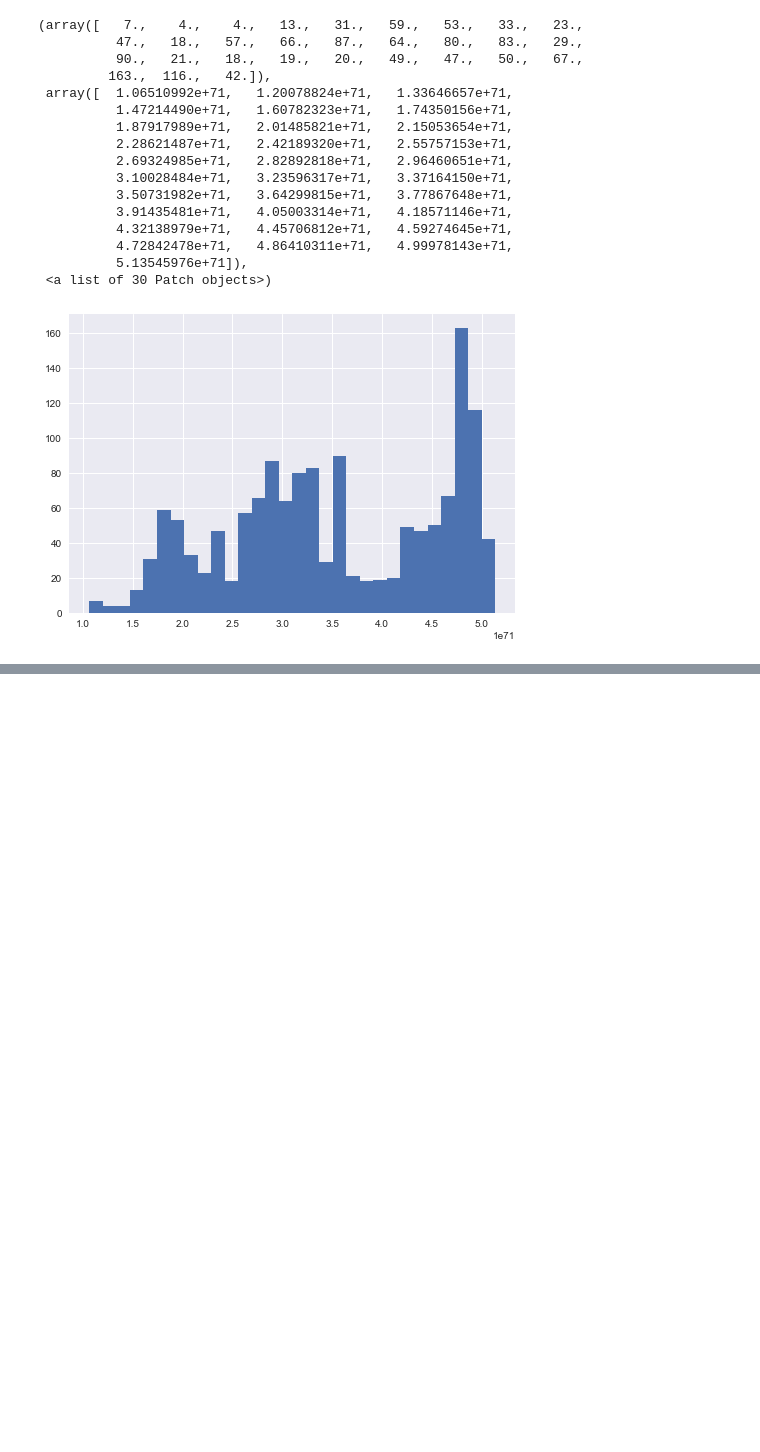
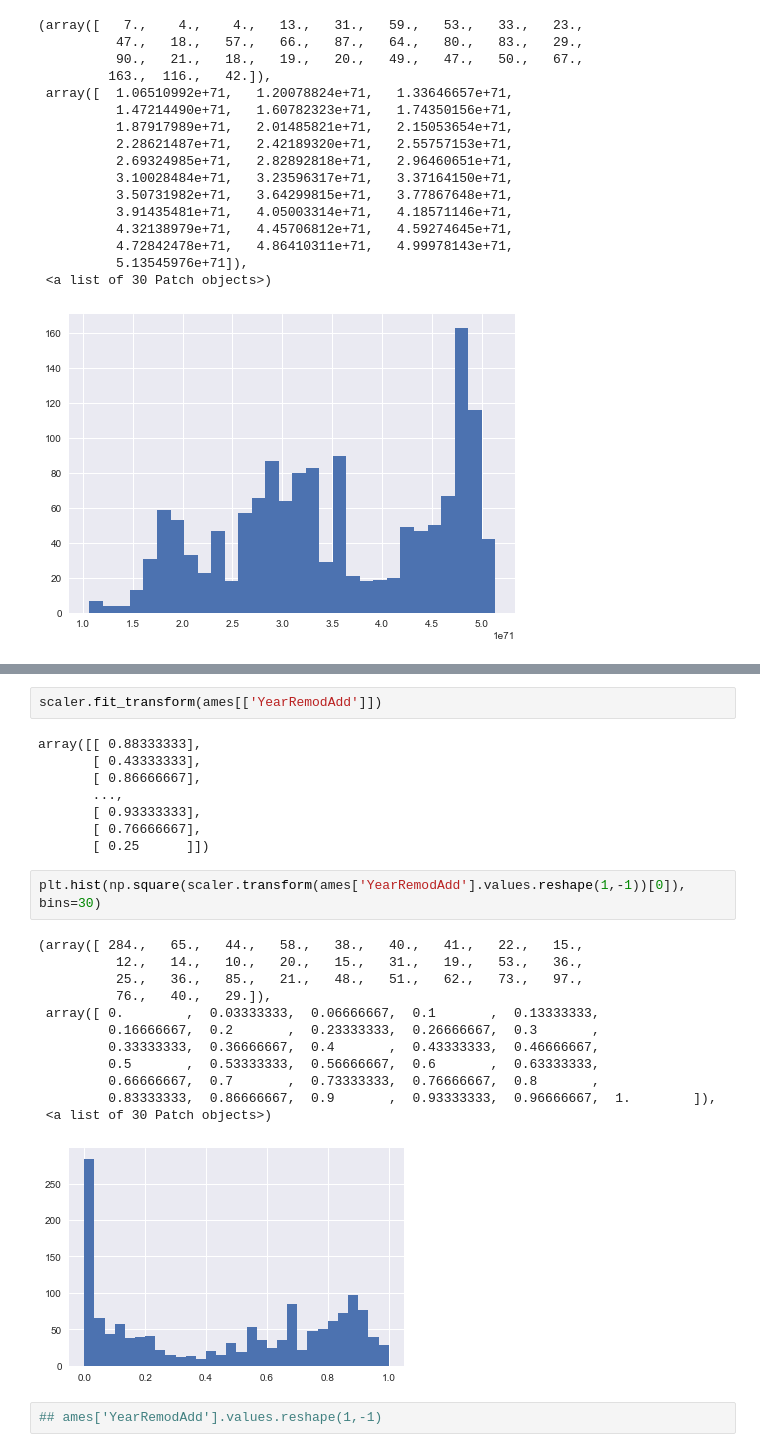
Before and after one commit to indianmoody/data-science-portfolio, a Jupyter notebook: ames_housing_prices/transformation.ipynb, the cells around one changed output, grey strips where cells are left out. Saved outputs shown, nothing was run; the diff lists cells and outputs as text; blank space fills up the shorter version.

Commit message:
identifying feature wise transformation

```diff
--- a/ames_housing_prices/transformation.ipynb
+++ b/ames_housing_prices/transformation.ipynb
@@ -58,0 +111,27 @@ plt.hist(yb_bc, bins=30)
+# %%
+scaler.fit_transform(ames[['YearRemodAdd']])
+# %% [output]
+array([[ 0.88333333],
+       [ 0.43333333],
+       [ 0.86666667],
+       ...,
+       [ 0.93333333],
+       [ 0.76666667],
+       [ 0.25      ]])
+# %%
+plt.hist(np.square(scaler.transform(ames['YearRemodAdd'].values.reshape(1,-1))[0]), bins=30)
+# %% [output]
+(array([ 284.,   65.,   44.,   58.,   38.,   40.,   41.,   22.,   15.,
+          12.,   14.,   10.,   20.,   15.,   31.,   19.,   53.,   36.,
+          25.,   36.,   85.,   21.,   48.,   51.,   62.,   73.,   97.,
+          76.,   40.,   29.]),
+ array([ 0.        ,  0.03333333,  0.06666667,  0.1       ,  0.13333333,
+         0.16666667,  0.2       ,  0.23333333,  0.26666667,  0.3       ,
+         0.33333333,  0.36666667,  0.4       ,  0.43333333,  0.46666667,
+         0.5       ,  0.53333333,  0.56666667,  0.6       ,  0.63333333,
+         0.66666667,  0.7       ,  0.73333333,  0.76666667,  0.8       ,
+         0.83333333,  0.86666667,  0.9       ,  0.93333333,  0.96666667,  1.        ]),
+ <a list of 30 Patch objects>)
+[figure, added]
+# %%
+## ames['YearRemodAdd'].values.reshape(1,-1)
```
Also changed, not shown: parts of 13 cells of this notebook, 6 other files.
